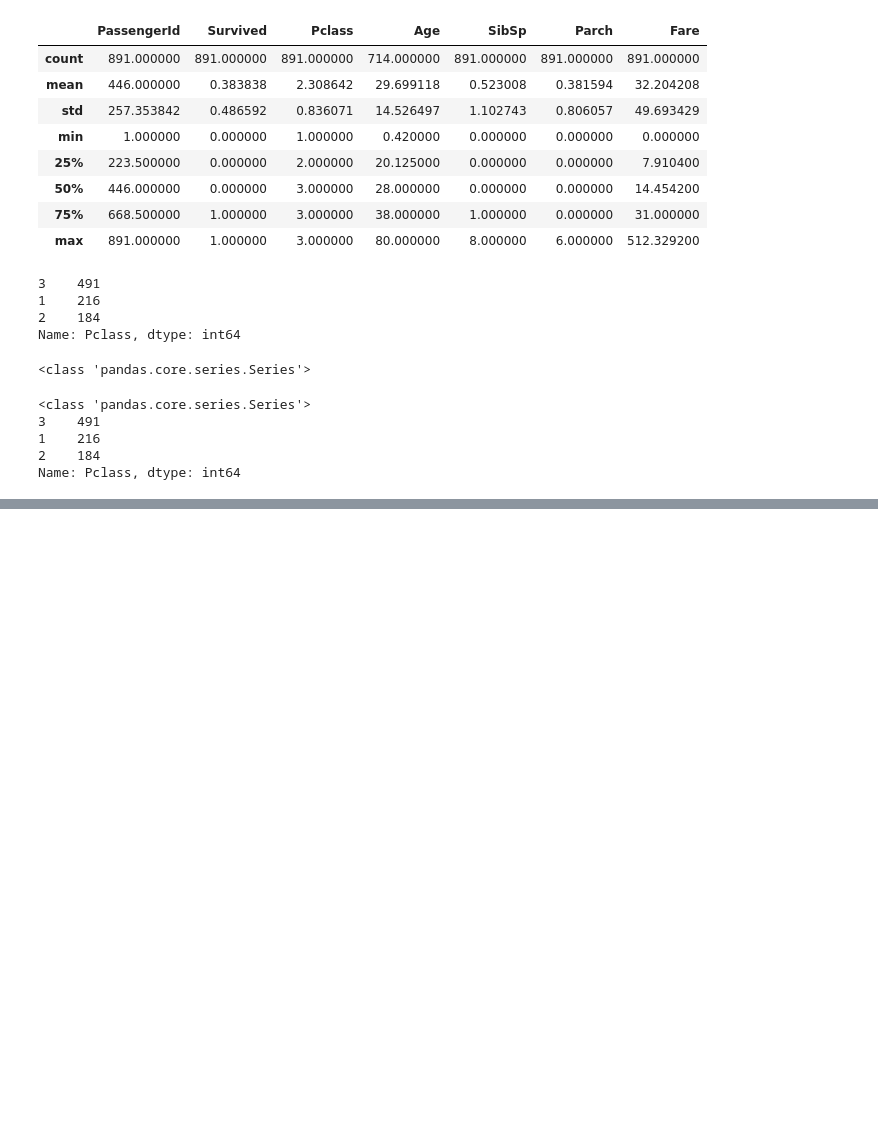
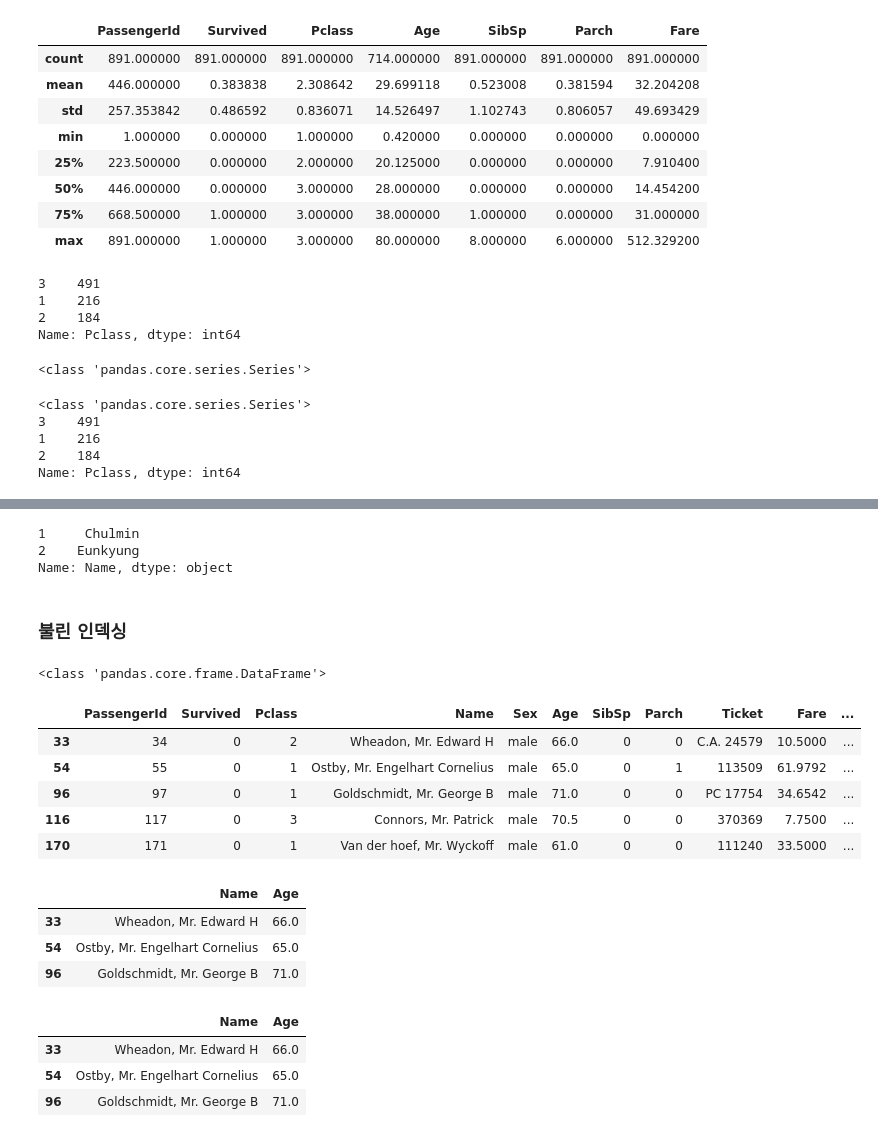
Before and after one commit to kakao99percent/Python_practice, a Jupyter notebook: 파이썬 머신러닝 완벽 가이드/Chapter1.ipynb, the cells around one changed output, grey strips where cells are left out. Drawn from its saved outputs; the diff is of its cells as text; code cells hidden in the pictures; blank space fills up the shorter version.

```diff
--- a/파이썬 머신러닝 완벽 가이드/Chapter1.ipynb
+++ b/파이썬 머신러닝 완벽 가이드/Chapter1.ipynb
@@ -490,0 +622,10 @@ Name: Pclass, dtype: int64
+# %%
+pd.set_option('display.width', 1000)
+pd.set_option('display.max_colwidth', 50)
+print('#### before axis 0 drop ####')
+print(titanic_df.head(3))
+
+titanic_df.drop([0,1,2], axis=0, inplace=True)
+
+print('#### after axis 0 drop ####')
+print(titanic_df.head(3))
@@ -490,0 +829,35 @@ Name: Pclass, dtype: int64
+# %%
+print(data_df_reset.loc[1:2, 'Name'])
+# %% [output]
+1     Chulmin
+2    Eunkyung
+Name: Name, dtype: object
+# %% [markdown]
+### 불린 인덱싱
+# %%
+titanic_df = pd.read_csv('/content/drive/MyDrive/TIL/파이썬 머신러닝 완벽 가이드/dataset/titanic_train.csv')
+titanic_boolean = titanic_df[titanic_df['Age'] > 60]
+print(type(titanic_boolean))
+titanic_boolean.head(5)
+# %% [output]
+<class 'pandas.core.frame.DataFrame'>
+|  | PassengerId | Survived | Pclass | Name | Sex | Age | SibSp | Parch | Ticket | Fare | ... |
+| 33 | 34 | 0 | 2 | Wheadon, Mr. Edward H | male | 66.0 | 0 | 0 | C.A. 24579 | 10.5000 | ... |
+| 54 | 55 | 0 | 1 | Ostby, Mr. Engelhart Cornelius | male | 65.0 | 0 | 1 | 113509 | 61.9792 | ... |
+| 96 | 97 | 0 | 1 | Goldschmidt, Mr. George B | male | 71.0 | 0 | 0 | PC 17754 | 34.6542 | ... |
+| 116 | 117 | 0 | 3 | Connors, Mr. Patrick | male | 70.5 | 0 | 0 | 370369 | 7.7500 | ... |
+| 170 | 171 | 0 | 1 | Van der hoef, Mr. Wyckoff | male | 61.0 | 0 | 0 | 111240 | 33.5000 | ... |
+# %%
+titanic_df[titanic_df['Age'] > 60][['Name', 'Age']].head(3)
+# %% [output]
+|  | Name | Age |
+| 33 | Wheadon, Mr. Edward H | 66.0 |
+| 54 | Ostby, Mr. Engelhart Cornelius | 65.0 |
+| 96 | Goldschmidt, Mr. George B | 71.0 |
+# %%
+titanic_df.loc[titanic_df['Age'] > 60, ['Name', 'Age']].head(3)
+# %% [output]
+|  | Name | Age |
+| 33 | Wheadon, Mr. Edward H | 66.0 |
+| 54 | Ostby, Mr. Engelhart Cornelius | 65.0 |
+| 96 | Goldschmidt, Mr. George B | 71.0 |
```
Also changed, not shown: parts of 46 cells of this notebook.
